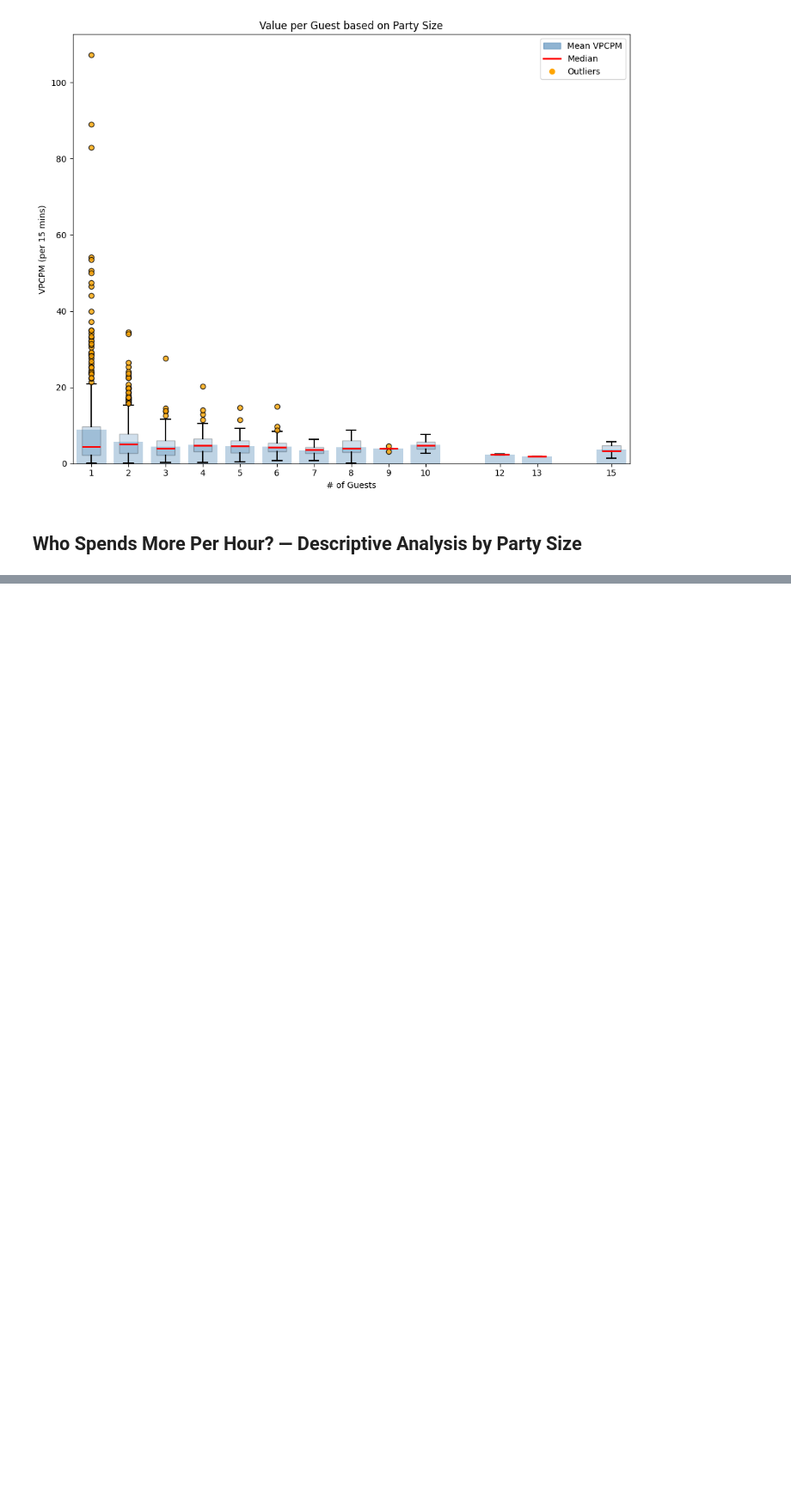
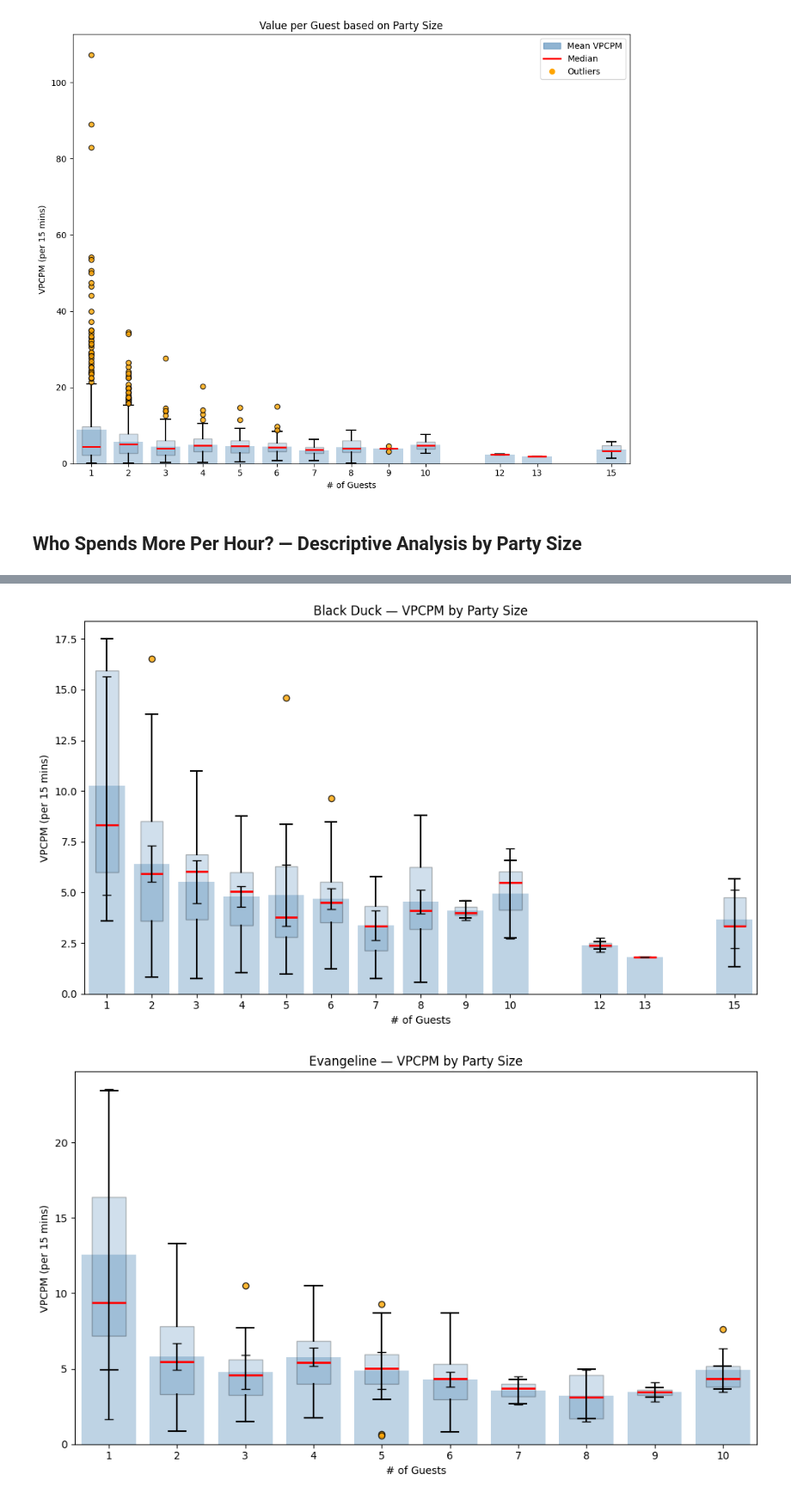
Before and after one commit to shaneap/artemis, a Jupyter notebook: test.ipynb, the cells around one changed output, grey strips where cells are left out. Shown at 86% size. Cells and saved outputs as stored; diff of their text form; code cells hidden in the pictures; blank space fills up the shorter version.

```diff
--- a/test.ipynb
+++ b/test.ipynb
@@ -180,0 +303,6 @@ plt.show()
+# %%
+for section in ['Black Duck', 'Evangeline', 'Open Lounge']:
+    plot_vpcpm_by_party_size(df[df['Section'] == section], f'{section} — VPCPM by Party Size')
+# %% [output]
+[figure, added]
+[figure, added]
```
Also changed, not shown: parts of 14 cells of this notebook, 1 other file.
